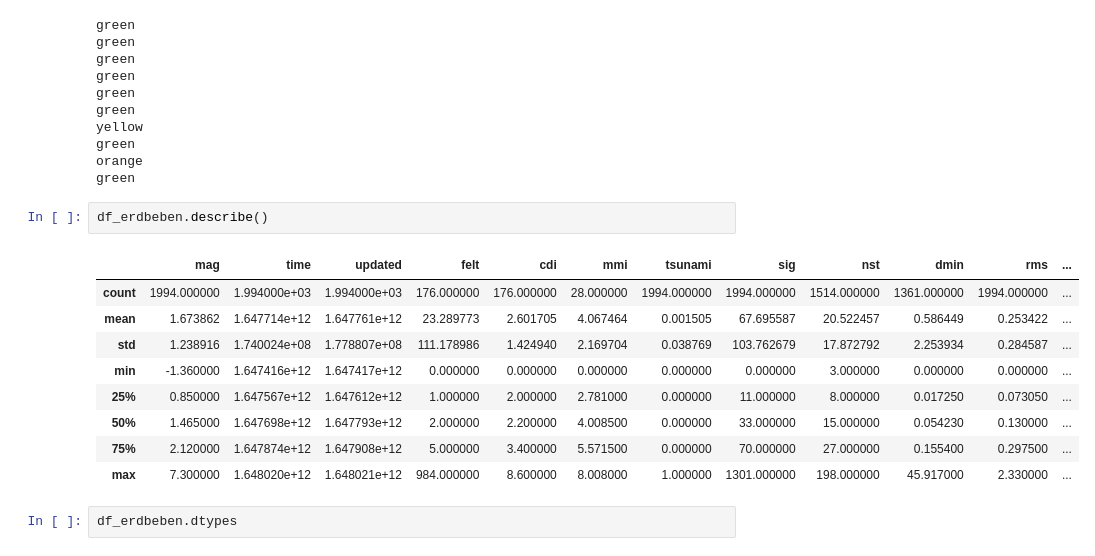
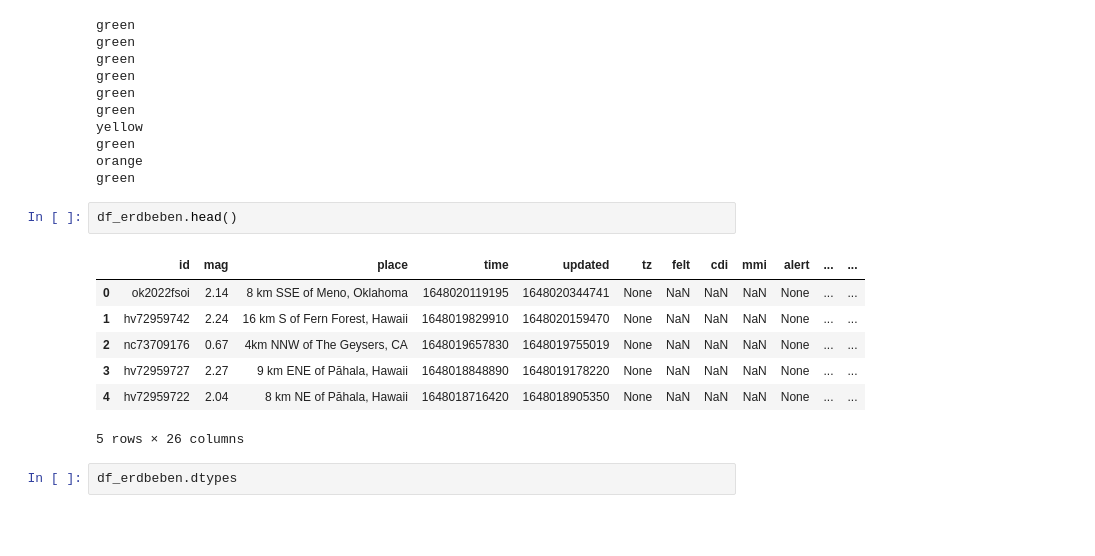
Before and after one commit to janisfroelich/daw, a Jupyter notebook: Erdbeben/Daten_aufbereiten.ipynb, the cells around one changed output. Saved outputs shown, nothing was run; the diff lists cells and outputs as text; blank space fills up the shorter version.

```diff
--- a/Erdbeben/Daten_aufbereiten.ipynb
+++ b/Erdbeben/Daten_aufbereiten.ipynb
@@ -63,17 +63,15 @@ green
 orange
 green
 # %%
-df_erdbeben.describe()
+df_erdbeben.head()
 # %% [output]
-|  | mag | time | updated | felt | cdi | mmi | tsunami | sig | nst | dmin | rms | ... |
-| count | 1994.000000 | 1.994000e+03 | 1.994000e+03 | 176.000000 | 176.000000 | 28.000000 | 1994.000000 | 1994.000000 | 1514.000000 | 1361.000000 | 1994.000000 | ... |
-| mean | 1.673862 | 1.647714e+12 | 1.647761e+12 | 23.289773 | 2.601705 | 4.067464 | 0.001505 | 67.695587 | 20.522457 | 0.586449 | 0.253422 | ... |
-| std | 1.238916 | 1.740024e+08 | 1.778807e+08 | 111.178986 | 1.424940 | 2.169704 | 0.038769 | 103.762679 | 17.872792 | 2.253934 | 0.284587 | ... |
-| min | -1.360000 | 1.647416e+12 | 1.647417e+12 | 0.000000 | 0.000000 | 0.000000 | 0.000000 | 0.000000 | 3.000000 | 0.000000 | 0.000000 | ... |
-| 25% | 0.850000 | 1.647567e+12 | 1.647612e+12 | 1.000000 | 2.000000 | 2.781000 | 0.000000 | 11.000000 | 8.000000 | 0.017250 | 0.073050 | ... |
-| 50% | 1.465000 | 1.647698e+12 | 1.647793e+12 | 2.000000 | 2.200000 | 4.008500 | 0.000000 | 33.000000 | 15.000000 | 0.054230 | 0.130000 | ... |
-| 75% | 2.120000 | 1.647874e+12 | 1.647908e+12 | 5.000000 | 3.400000 | 5.571500 | 0.000000 | 70.000000 | 27.000000 | 0.155400 | 0.297500 | ... |
-| max | 7.300000 | 1.648020e+12 | 1.648021e+12 | 984.000000 | 8.600000 | 8.008000 | 1.000000 | 1301.000000 | 198.000000 | 45.917000 | 2.330000 | ... |
+|  | id | mag | place | time | updated | tz | felt | cdi | mmi | alert | ... | ... |
+| 0 | ok2022fsoi | 2.14 | 8 km SSE of Meno, Oklahoma | 1648020119195 | 1648020344741 | None | NaN | NaN | NaN | None | ... | ... |
+| 1 | hv72959742 | 2.24 | 16 km S of Fern Forest, Hawaii | 1648019829910 | 1648020159470 | None | NaN | NaN | NaN | None | ... | ... |
+| 2 | nc73709176 | 0.67 | 4km NNW of The Geysers, CA | 1648019657830 | 1648019755019 | None | NaN | NaN | NaN | None | ... | ... |
+| 3 | hv72959727 | 2.27 | 9 km ENE of Pāhala, Hawaii | 1648018848890 | 1648019178220 | None | NaN | NaN | NaN | None | ... | ... |
+| 4 | hv72959722 | 2.04 | 8 km NE of Pāhala, Hawaii | 1648018716420 | 1648018905350 | None | NaN | NaN | NaN | None | ... | ... |
+5 rows × 26 columns
 # %%
 df_erdbeben.dtypes
 # %% [output]
```
